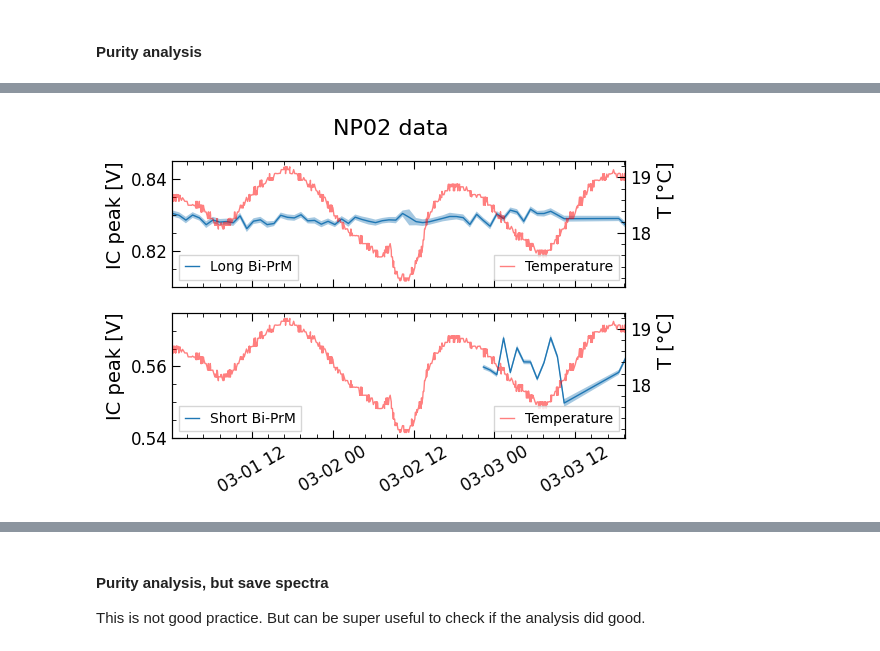
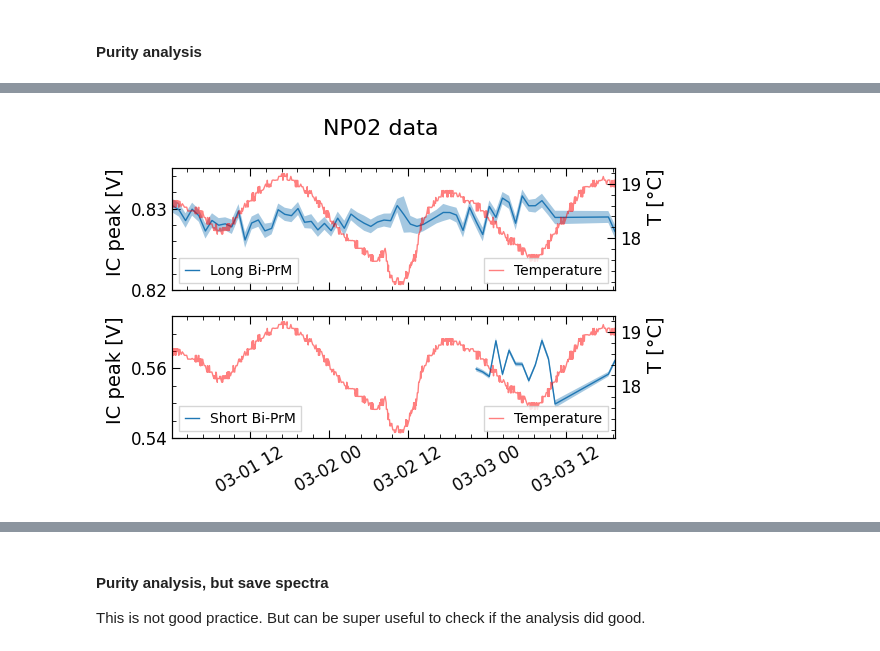
Before and after one commit to rtriozzi/pmana, a Jupyter notebook: notebooks/purity/pmana_CERN_purity.ipynb, the cells around one changed output, grey strips where cells are left out. Cells and saved outputs as stored; diff of their text form; code cells hidden in the pictures.

```diff
--- a/notebooks/purity/pmana_CERN_purity.ipynb
+++ b/notebooks/purity/pmana_CERN_purity.ipynb
@@ -117,7 +118,7 @@ ANALYSIS_CONFIGURATION['ShortICPeakSearchLimits'] = (0.2, 0.6)  # short Bi-PrM h
 # e.g., by aligning their test-pulse
 CalibrationFactors = {
   0: 1.,
-  1: 1,
+  1: 1.,
   2: 1.,
   3: 1.02
 }
@@ -227,32 +228,32 @@ fig, ax = plt.subplots(figsize=(6, 2.*2), nrows=2, layout='tight')
 ax[0].plot(Output.Date, Output.LongIC_Peak, lw=1, label='Long Bi-PrM')
 ax[0].fill_between(Output.Date, Output.LongIC_Peak-Output.LongIC_PeakErr, Output.LongIC_Peak+Output.LongIC_PeakErr, alpha=0.4)
 pmana.utils.plotting.UpdateMatplotlibStyle(ax[0], None, 'IC peak [V]')
 ax[0].set_xticklabels([])
-ax[0].set_ylim(0.81, 0.845)
+ax[0].set_ylim(0.82, 0.835)
 
 ax[1].plot(Output_v2.Date, Output_v2.ShortIC_Peak, lw=1, label='Short Bi-PrM')
 ax[1].fill_between(Output_v2.Date, Output_v2.ShortIC_Peak-Output_v2.ShortIC_PeakErr, Output_v2.ShortIC_Peak+Output_v2.ShortIC_PeakErr, alpha=0.4)
 pmana.utils.plotting.UpdateMatplotlibStyle(ax[1], None, 'IC peak [V]')
 ax[1].set_ylim(0.54, 0.575)
 
 for a in ax:
   # gfx
   a.legend(frameon=True, fancybox=False, handlelength=1, fontsize=10, loc='lower left')
   a.tick_params(axis='x', labelrotation=30)
   a.set_xlim(Output['Date'].iloc[0], Output['Date'].iloc[-1])
 
   # plot temperatures
   a2 = a.twinx()
   a2.plot(Temperatures['Date'], Temperatures['T'], c='red', label='Temperature', lw=1, alpha=0.5, zorder=-3)
   pmana.utils.plotting.UpdateMatplotlibStyle(a2, None, 'T [°C]')
   a2.legend(frameon=True, fancybox=False, handlelength=1, fontsize=10, loc='lower right')
 
 # ax.set_ylim(0.822, 0.835)
 # a2.set_ylim(16, 20)
 
 fig.suptitle(f'NP02 data', fontsize=16)
 
 plt.show()
 fig.savefig(f"../../plots/cern/IC_Peaks_{TIME_DIR}.png", dpi=300, bbox_inches='tight')
 # %% [output]
-[figure, old version]
+[figure, new version]
```
Also changed, not shown: parts of 7 cells of this notebook, 2 other files.
